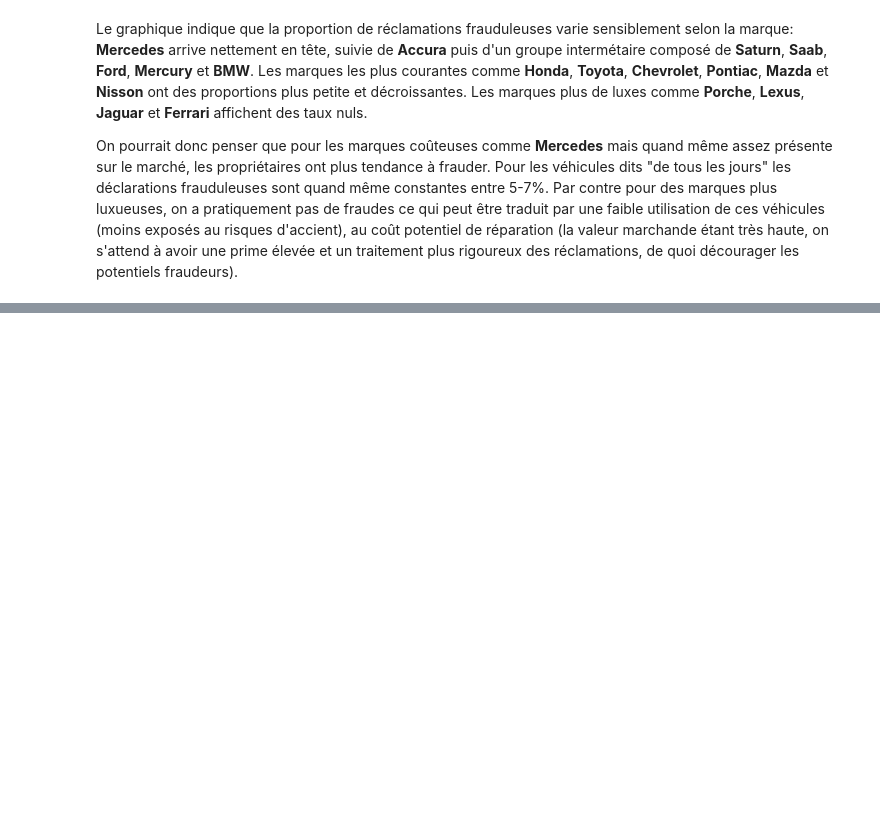
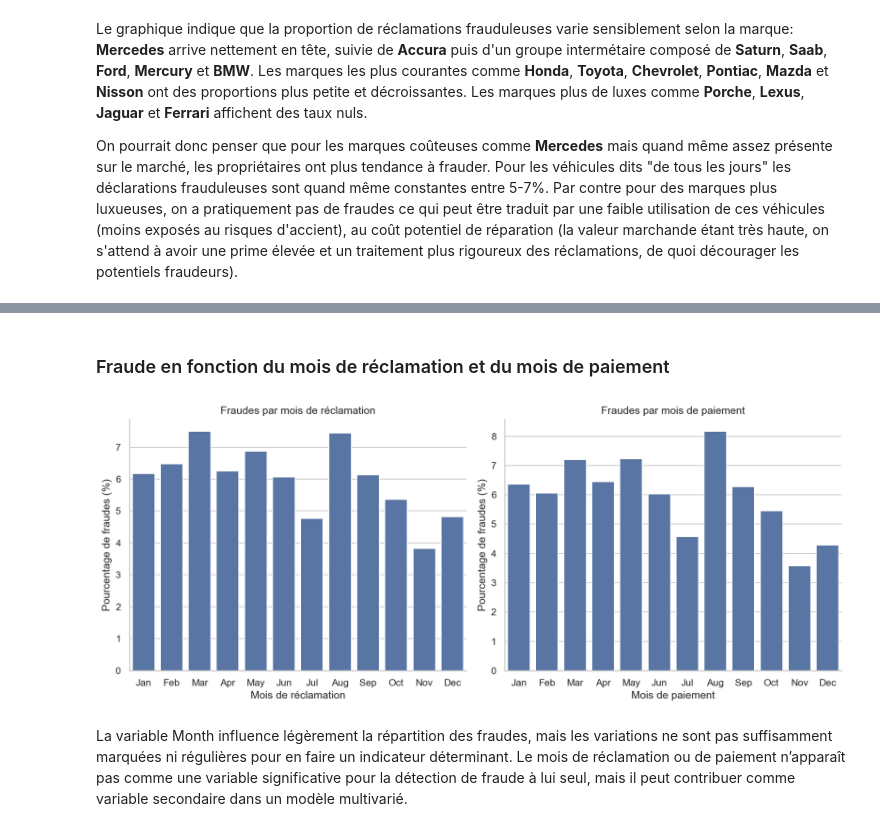
Before and after one commit to wendlassidakab/vehicle_insurance_fraud_detection, a Jupyter notebook: fraud_detection.ipynb, the cells around one changed output, grey strips where cells are left out. Drawn from its saved outputs; the diff is of its cells as text; code cells hidden in the pictures; blank space fills up the shorter version.

```diff
--- a/fraud_detection.ipynb
+++ b/fraud_detection.ipynb
@@ -337,0 +442,43 @@ On pourrait donc penser que pour les marques coûteuses comme **Mercedes** mais
+# %% [markdown]
+### Fraude en fonction du mois de réclamation et du mois de paiement
+# %%
+# Distribution de Month
+df_count_m = df_1["Month"].value_counts().sort_index()
+df_count_fraud_m = df_fraud["Month"].value_counts().sort_index()
+
+# Pourcentage de fraude
+df_percentage_fraud_m = pd.DataFrame(round((df_count_fraud_m / df_count_m) * 100, 2)).fillna(0).reset_index()
+df_percentage_fraud_m.columns = ["Month", "Fraud %"]
+
+# Distribution des MonthClaimed
+df_count_mc = df_1["MonthClaimed"].value_counts().sort_index()
+df_count_fraud_mc = df_fraud["MonthClaimed"].value_counts().sort_index()
+
+# Pourcentage de fraude
+df_percentage_fraud_mc = pd.DataFrame(round((df_count_fraud_mc / df_count_mc) * 100, 2)).fillna(0).reset_index()
+df_percentage_fraud_mc.columns = ["MonthClaimed", "Fraud %"]
+
+# Orde de mois
+month = ["Jan", "Feb", "Mar", "Apr", "May", "Jun", "Jul", "Aug", "Sep", "Oct", "Nov", "Dec"]
+# --- Barplots côte à côte ---
+fig, axes = plt.subplots(1, 2, figsize=(12, 5), dpi=150)
+
+# BasePolicy
+sns.barplot(data=df_percentage_fraud_m, y="Fraud %", x="Month", ax=axes[0], order=month)
+axes[0].set_title("Fraudes par mois de réclamation")
+axes[0].set_ylabel("Pourcentage de fraudes (%)")
+axes[0].set_xlabel("Mois de réclamation")
+
+# TypePolicy
+sns.barplot(data=df_percentage_fraud_mc, y="Fraud %", x="MonthClaimed", ax=axes[1], order=month)
+axes[1].set_title("Fraudes par mois de paiement")
+axes[1].set_ylabel("Pourcentage de fraudes (%)")
+axes[1].set_xlabel("Mois de paiement")
+
+sns.despine()
+plt.tight_layout()
+plt.show()
+# %% [output]
+[figure, added]
+# %% [markdown]
+La variable Month influence légèrement la répartition des fraudes, mais les variations ne sont pas suffisamment marquées ni régulières pour en faire un indicateur déterminant. Le mois de réclamation ou de paiement n’apparaît pas comme une variable significative pour la détection de fraude à lui seul, mais il peut contribuer comme variable secondaire dans un modèle multivarié.
```
Also changed, not shown: parts of 31 cells of this notebook.
